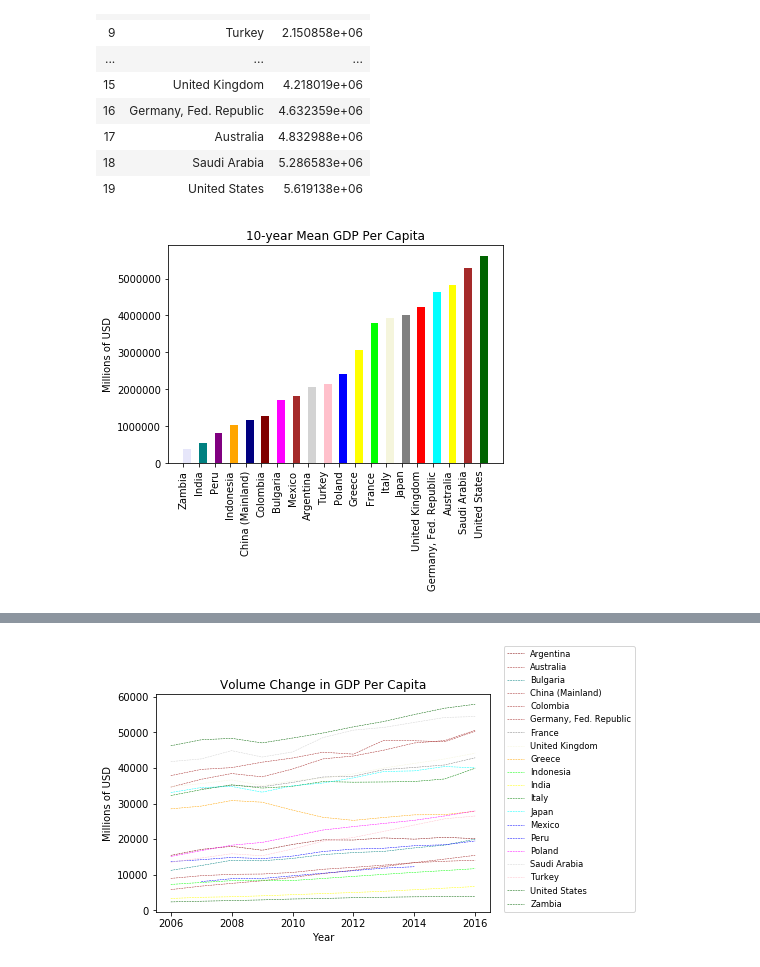
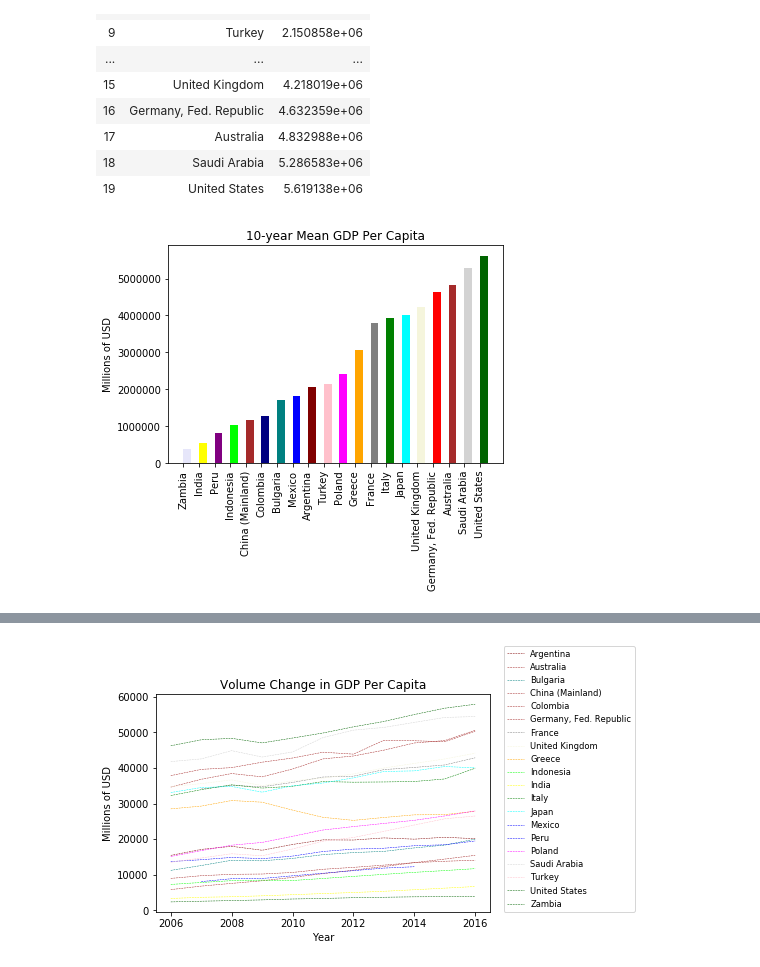
Before and after one commit to cmboone2005/Project1, a Jupyter notebook: ToGrade/Code/GDP_percapita_comparison.ipynb, the cells around one changed output, grey strips where cells are left out. Cells and saved outputs as stored; diff of their text form; code cells hidden in the pictures.

```diff
--- a/ToGrade/Code/GDP_percapita_comparison.ipynb
+++ b/ToGrade/Code/GDP_percapita_comparison.ipynb
@@ -81,15 +81,14 @@ loc_mean
 # %%
 #ploterate
 
-
-plt.bar(loc_mean['LOCATION'],loc_mean['Mean GDP'], align='edge', width = .5, color=['lavender','teal','purple','orange','navy','maroon','magenta','brown','lightgrey','pink','blue','yellow','lime','beige','grey','red','cyan','yellow','brown','darkgreen'])
+plt.bar(loc_mean['LOCATION'],loc_mean['Mean GDP'], align='edge', width = .5, color=['lavender','yellow','purple','lime','brown','navy','teal','blue','maroon','pink','magenta','orange','grey','green','cyan','beige','red','brown','lightgrey','darkgreen'])
 plt.title("10-year Mean GDP Per Capita")
 plt.xticks(rotation=90)
 plt.ylabel("Millions of USD")
 plt.show
 plt.savefig("../Graph_Images/GDP Graphs/Country PerCap GDP Bar",bbox_inches="tight")
 # %% [output]
-[figure, old version]
+[figure, new version]
 # %%
 #PIIIVVVOOOTTTT
 country_gdp = country_gdp.pivot_table(values ="Value", index ="TIME", columns ="LOCATION")
```
Also changed, not shown: parts of 1 cell of this notebook, 4 other files.
